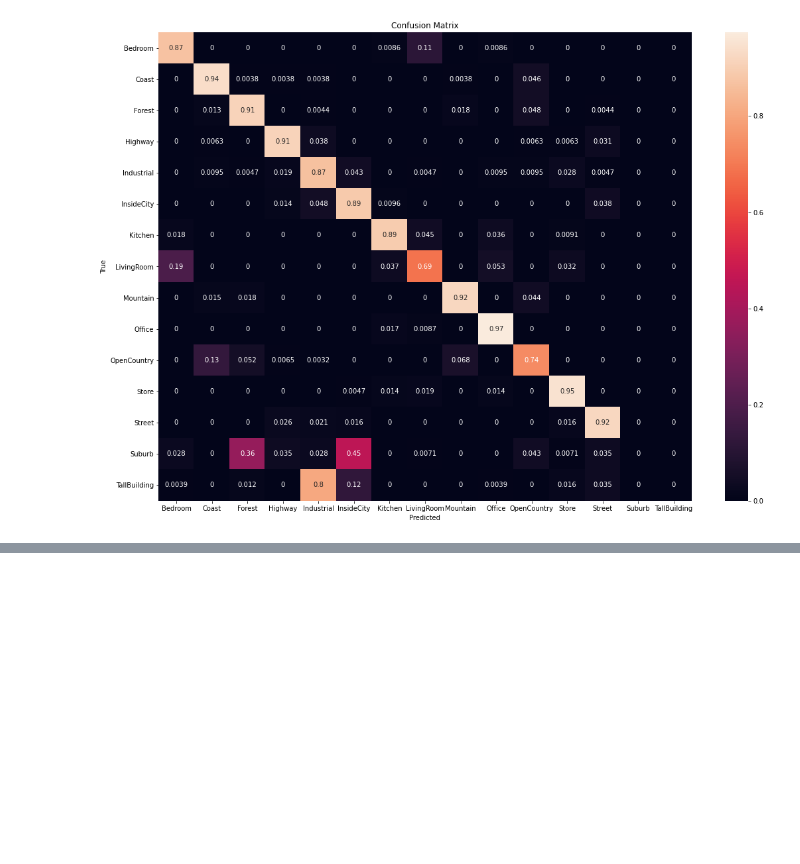
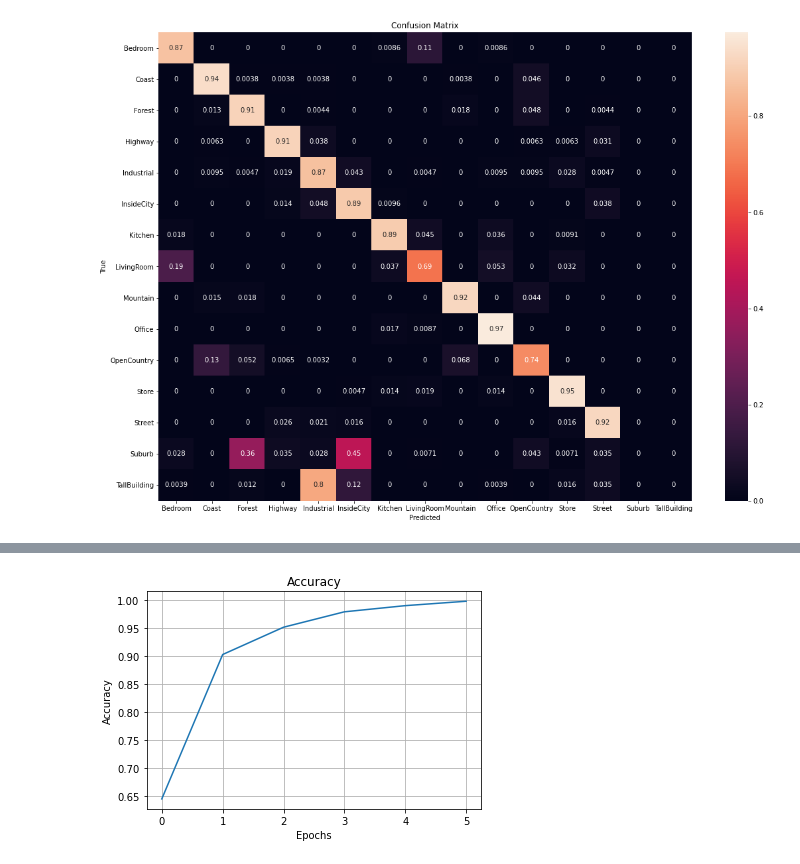
Before and after one commit to Gideon996/Computer-Vision-2020, a Jupyter notebook: Point_Three.ipynb, the cells around one changed output, grey strips where cells are left out. Drawn from its saved outputs; the diff is of its cells as text; code cells hidden in the pictures; blank space fills up the shorter version.

```diff
--- a/Point_Three.ipynb
+++ b/Point_Three.ipynb
@@ -153,0 +160,4 @@ pltu.validationLoss(history, "images_point_three", "validation_loss_1")
+# %%
+pltu.plottingAccuracy(history, "images_point_three", "accuracy_1")
+# %% [output]
+[figure, added]
```
Also changed, not shown: parts of 14 cells of this notebook.
